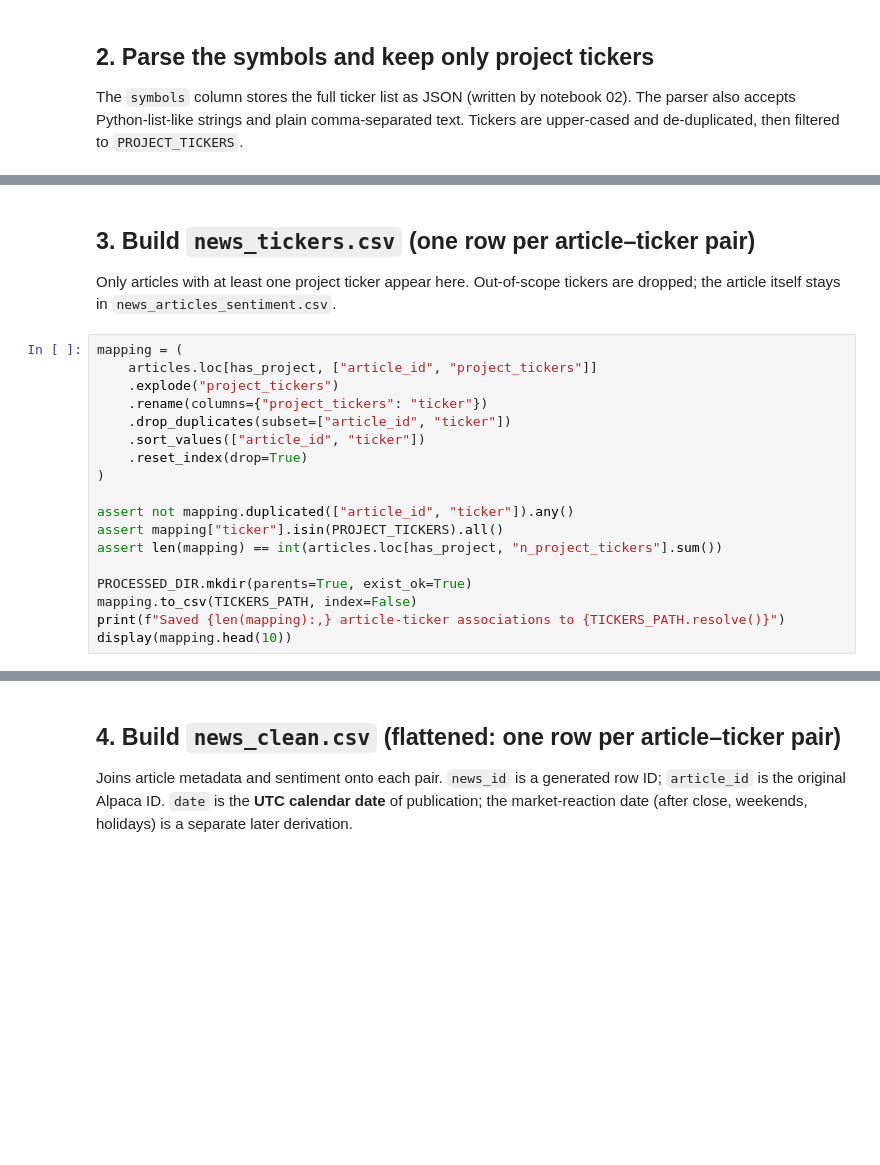
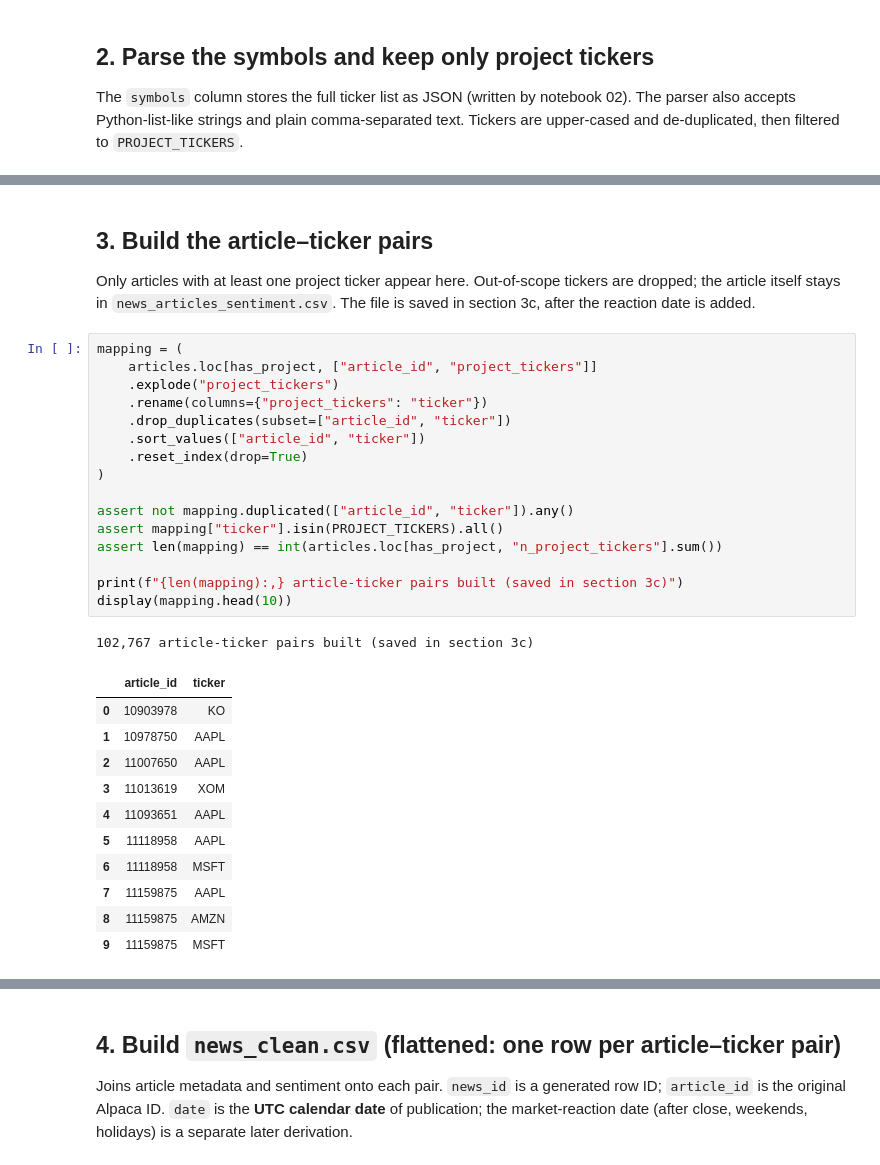
Before and after one commit to basmala5essam/MarketPulse-Graduation-Project-, a Jupyter notebook: notebooks/sentiment_analysis/03_news_ticker_mapping.ipynb, the cells around one changed output, grey strips where cells are left out. Saved outputs shown, nothing was run; the diff lists cells and outputs as text; blank space fills up the shorter version.

```diff
--- a/notebooks/sentiment_analysis/03_news_ticker_mapping.ipynb
+++ b/notebooks/sentiment_analysis/03_news_ticker_mapping.ipynb
@@ -126,22 +145,33 @@ print("Articles mentioning 2+ project tickers:", f"{int(articles['n_project_tick
 # %% [markdown]
-## 3. Build `news_tickers.csv` (one row per article–ticker pair)
+## 3. Build the article–ticker pairs
 
-Only articles with at least one project ticker appear here. Out-of-scope tickers are dropped; the article itself stays in `news_articles_sentiment.csv`.
+Only articles with at least one project ticker appear here. Out-of-scope tickers are dropped; the article itself stays in `news_articles_sentiment.csv`. The file is saved in section 3c, after the reaction date is added.
 # %%
 mapping = (
     articles.loc[has_project, ["article_id", "project_tickers"]]
     .explode("project_tickers")
     .rename(columns={"project_tickers": "ticker"})
     .drop_duplicates(subset=["article_id", "ticker"])
     .sort_values(["article_id", "ticker"])
     .reset_index(drop=True)
 )
 
 assert not mapping.duplicated(["article_id", "ticker"]).any()
 assert mapping["ticker"].isin(PROJECT_TICKERS).all()
 assert len(mapping) == int(articles.loc[has_project, "n_project_tickers"].sum())
 
-PROCESSED_DIR.mkdir(parents=True, exist_ok=True)
-mapping.to_csv(TICKERS_PATH, index=False)
-print(f"Saved {len(mapping):,} article-ticker associations to {TICKERS_PATH.resolve()}")
+print(f"{len(mapping):,} article-ticker pairs built (saved in section 3c)")
 display(mapping.head(10))
+# %% [output]
+102,767 article-ticker pairs built (saved in section 3c)
+|  | article_id | ticker |
+| 0 | 10903978 | KO |
+| 1 | 10978750 | AAPL |
+| 2 | 11007650 | AAPL |
+| 3 | 11013619 | XOM |
+| 4 | 11093651 | AAPL |
+| 5 | 11118958 | AAPL |
+| 6 | 11118958 | MSFT |
+| 7 | 11159875 | AAPL |
+| 8 | 11159875 | AMZN |
+| 9 | 11159875 | MSFT |
```
Also changed, not shown: parts of 13 cells of this notebook, 1 other file.
